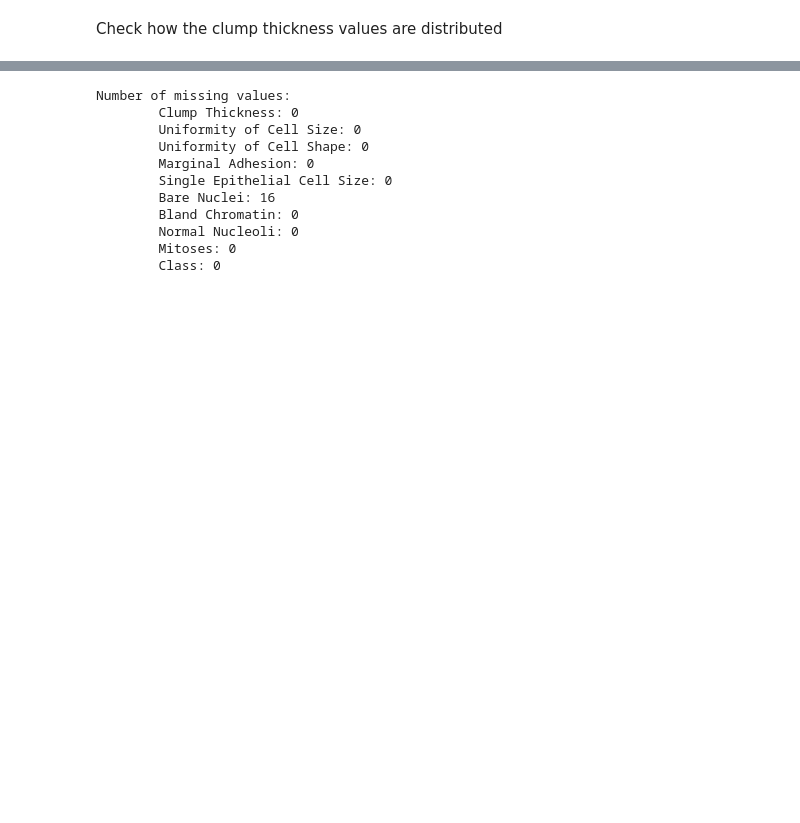
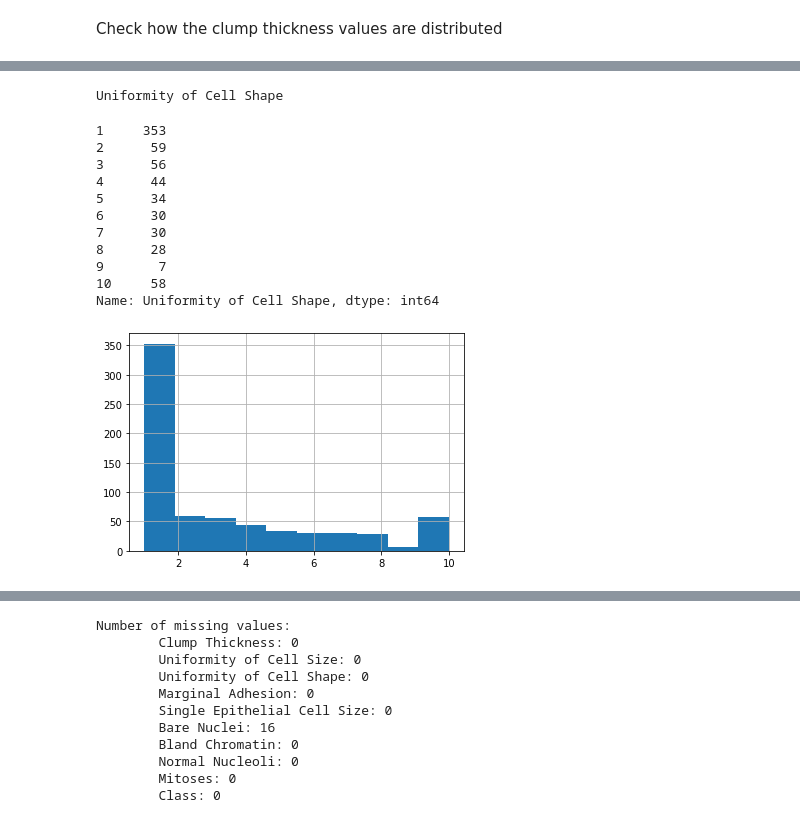
Before and after one commit to vpaluparthi/ML_Assignment1, a Jupyter notebook: Group244_BreastCancer.ipynb, the cells around one changed output, grey strips where cells are left out. Drawn from its saved outputs; the diff is of its cells as text; code cells hidden in the pictures; blank space fills up the shorter version.

```diff
--- a/Group244_BreastCancer.ipynb
+++ b/Group244_BreastCancer.ipynb
@@ -101,0 +137,18 @@ Name: Clump Thickness, dtype: int64
+# %%
+print('Uniformity of Cell Shape')
+data['Uniformity of Cell Shape'].hist(bins=10)
+data['Uniformity of Cell Shape'].value_counts(sort=False)
+# %% [output]
+Uniformity of Cell Shape
+1     353
+2      59
+3      56
+4      44
+5      34
+6      30
+7      30
+8      28
+9       7
+10     58
+Name: Uniformity of Cell Shape, dtype: int64
+[figure, added]
```
Also changed, not shown: parts of 28 cells of this notebook.
